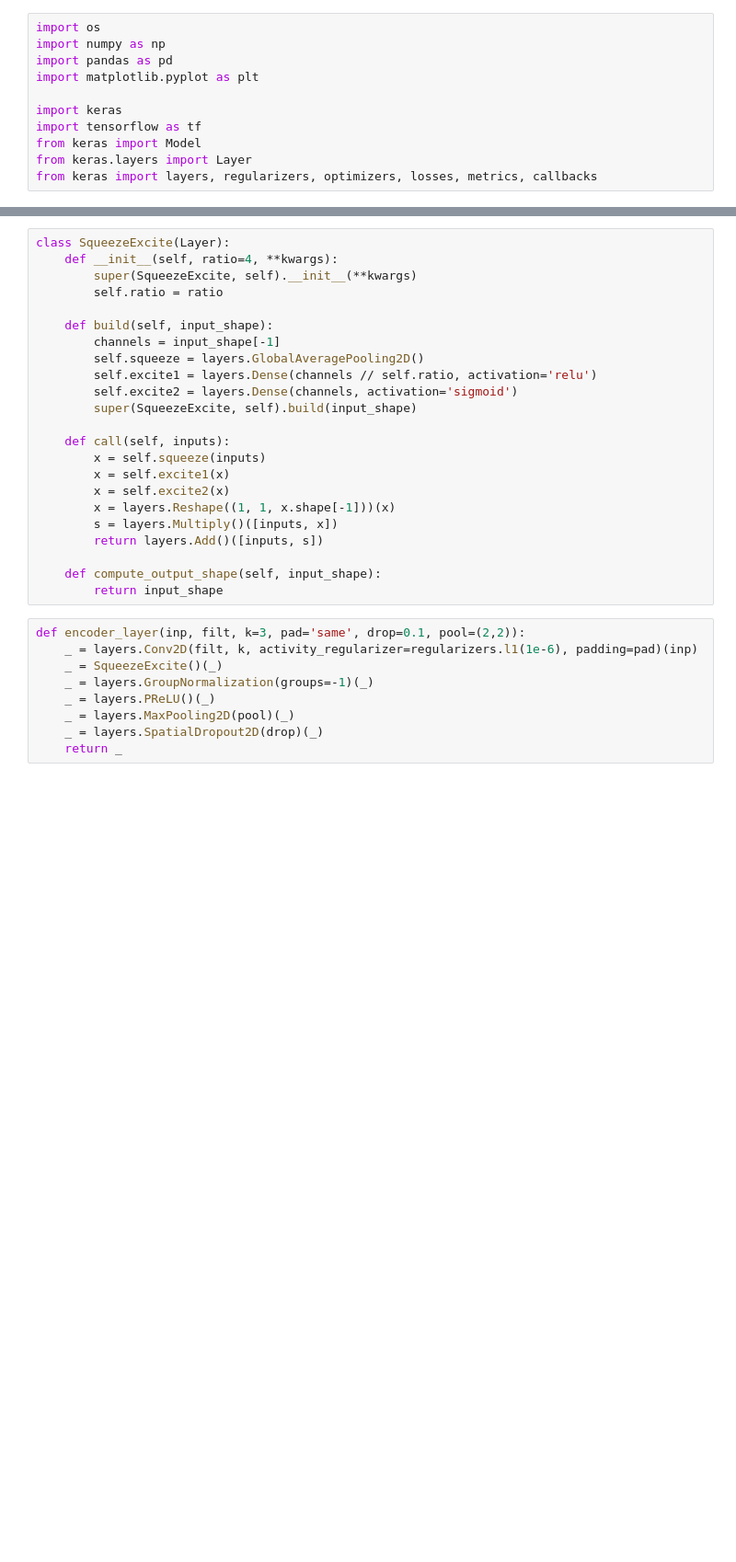
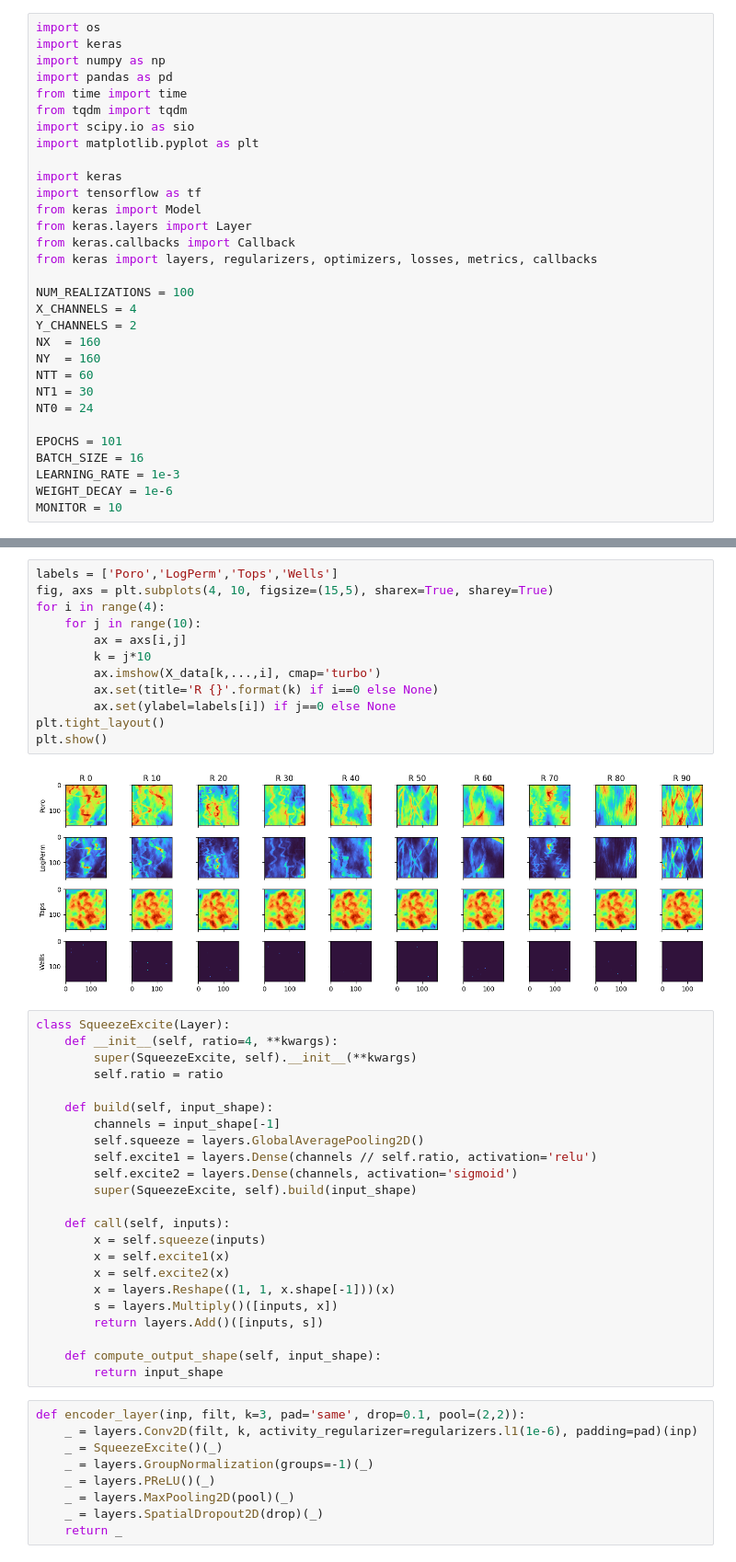
Before and after one commit to misaelmmorales/Placement-Control-Optim-CO2, a Jupyter notebook: SlopingAquifer/slopingaquifer.ipynb, the cells around one changed output, grey strips where cells are left out. Shown at 92% size. Cells and saved outputs as stored; diff of their text form; blank space fills up the shorter version.

```diff
--- a/SlopingAquifer/slopingaquifer.ipynb
+++ b/SlopingAquifer/slopingaquifer.ipynb
@@ -1,11 +1,31 @@
 # %%
 import os
+import keras
 import numpy as np
 import pandas as pd
+from time import time
+from tqdm import tqdm
+import scipy.io as sio
 import matplotlib.pyplot as plt
 
 import keras
 import tensorflow as tf
 from keras import Model
 from keras.layers import Layer
+from keras.callbacks import Callback
 from keras import layers, regularizers, optimizers, losses, metrics, callbacks
+
+NUM_REALIZATIONS = 100
+X_CHANNELS = 4
+Y_CHANNELS = 2
+NX  = 160
+NY  = 160
+NTT = 60
+NT1 = 30
+NT0 = 24
+
+EPOCHS = 101
+BATCH_SIZE = 16
+LEARNING_RATE = 1e-3
+WEIGHT_DECAY = 1e-6
+MONITOR = 10
@@ -12,3 +97,17 @@ from keras import layers, regularizers, optimizers, losses, metrics, callbacks
+# %%
+labels = ['Poro','LogPerm','Tops','Wells']
+fig, axs = plt.subplots(4, 10, figsize=(15,5), sharex=True, sharey=True)
+for i in range(4):
+    for j in range(10):
+        ax = axs[i,j]
+        k = j*10
+        ax.imshow(X_data[k,...,i], cmap='turbo')
+        ax.set(title='R {}'.format(k) if i==0 else None)
+        ax.set(ylabel=labels[i]) if j==0 else None
+plt.tight_layout()
+plt.show()
+# %% [output]
+[figure, added]
 # %%
 class SqueezeExcite(Layer):
     def __init__(self, ratio=4, **kwargs):
```
Also changed, not shown: parts of 12 cells of this notebook.
